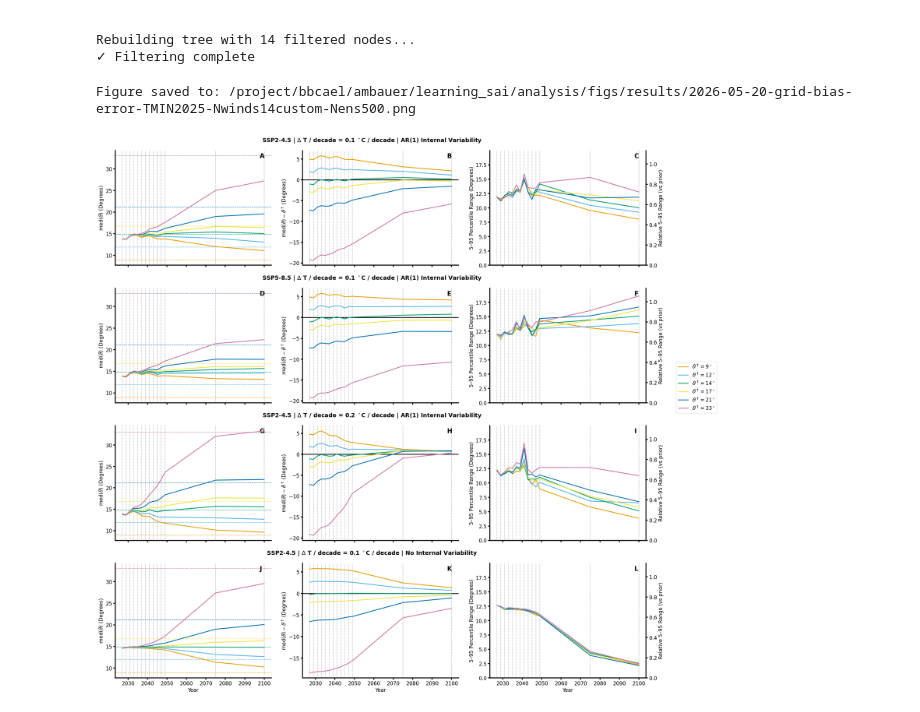
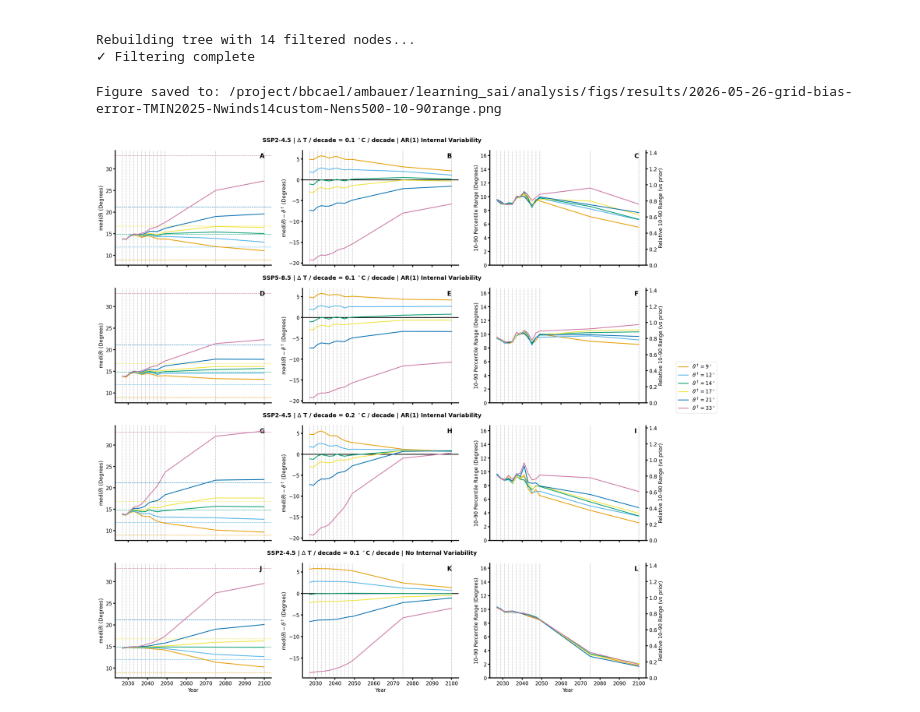
Before and after one commit to adam-bauer-34/learning_sai, a Jupyter notebook: analysis/notebooks/grid-bias-error.ipynb, the cells around one changed output. Drawn from its saved outputs; the diff is of its cells as text; code cells hidden in the pictures.

```diff
--- a/analysis/notebooks/grid-bias-error.ipynb
+++ b/analysis/notebooks/grid-bias-error.ipynb
@@ -105,7 +105,6 @@ for idx, config in enumerate(panel_configs.keys()):
             ecs=ECS,
             DEGpDEC=DEGpDEC,
             NYRSRAMP=NYRSRAMP,
-            Nwinds=Nwinds,
             Nens=Nens,
             reg_noise=reg_noise,
             windowing=windowing_config
@@ -220,13 +219,17 @@ row_titles = [
     r'SSP2-4.5 | $\Delta$ T / decade = 0.1 $^\circ$C / decade | No Internal Variability',
 ]
 # %%
-_, _, make_grid_plot(angles, angles_tr, angles_prior, angles_file,
-                     winds, PLO=5, PHI=95,
+PLO = 10
+PHIGH = 90
+
+_, _ = make_grid_plot(angles, angles_tr, angles_prior, angles_file,
+                     winds, PLO=PLO, PHI=PHIGH,
                      row_titles=row_titles,
                      save_figs=SAVE_FIGS,
-                     fname=f'grid-bias-error-TMIN{TMIN}-Nwinds{Nwinds}-Nens{Nens}')
+                     fname=f'grid-bias-error-TMIN{TMIN}-Nwinds{Nwinds}-Nens{Nens}-{PLO}-{PHIGH}range',
+                     YLIM_OFFSET=5)
 
 plt.show()
 # %% [output]
-Figure saved to: /project/bbcael/ambauer/learning_sai/analysis/figs/results/2026-05-20-grid-bias-error-TMIN2025-Nwinds14custom-Nens500.png
+Figure saved to: /project/bbcael/ambauer/learning_sai/analysis/figs/results/2026-05-26-grid-bias-error-TMIN2025-Nwinds14custom-Nens500-10-90range.png
-[figure, old version]
+[figure, new version]
```
Also changed, not shown: parts of 11 cells of this notebook, 15 other files.
